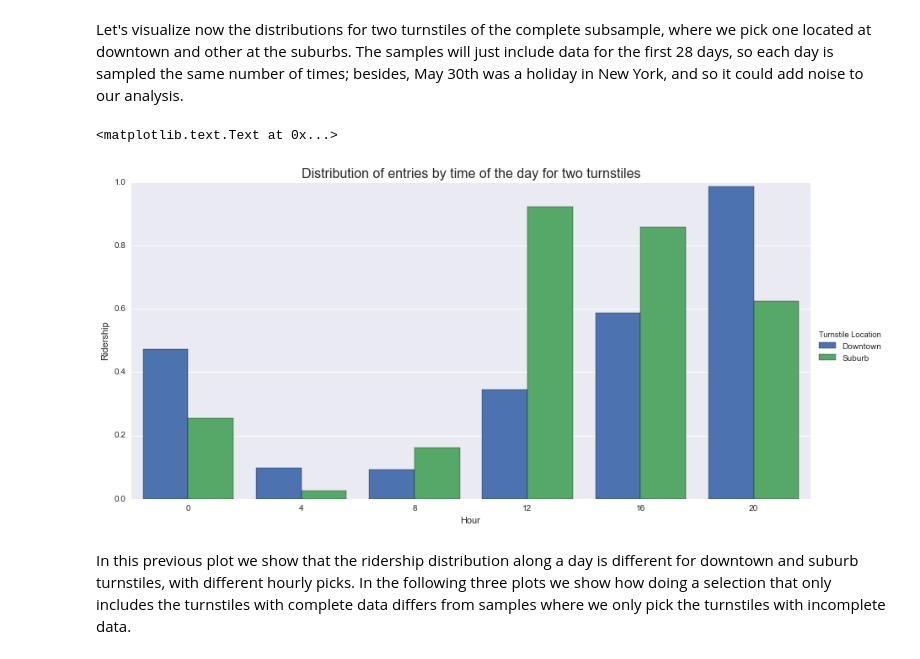
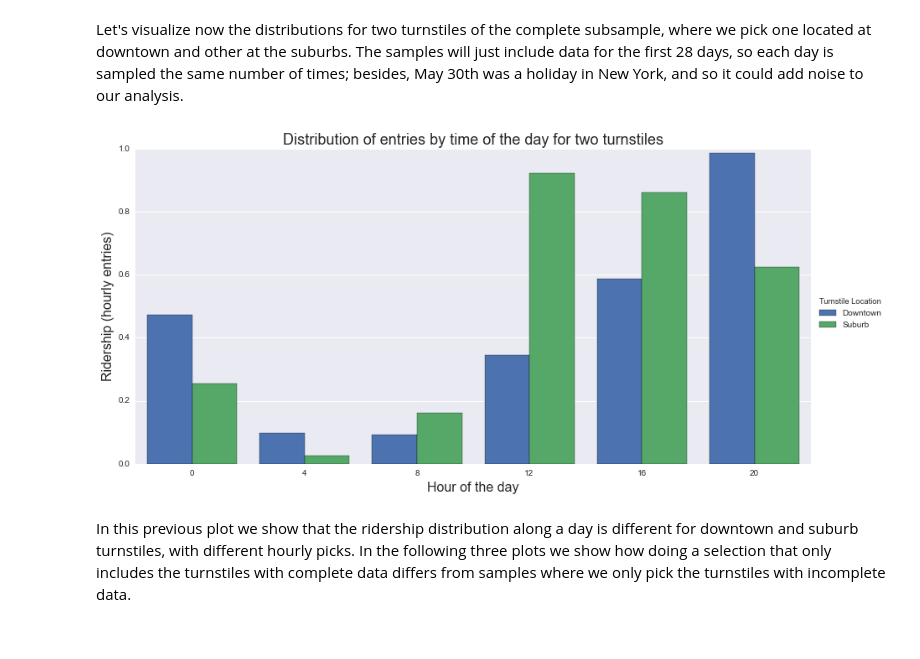
Before and after one commit to gornes/IntroToDS, a Jupyter notebook: Project1.ipynb, the cells around one changed output. Saved outputs shown, nothing was run; the diff lists cells and outputs as text; code cells hidden in the pictures.

```diff
--- a/Project1.ipynb
+++ b/Project1.ipynb
@@ -246,18 +246,20 @@ Let's visualize now the distributions for two turnstiles of the complete subsamp
 # %%
 turnstiles_sample = improved_df.query('(UNIT == "R084" or UNIT == "R172") and day < 29')
 c1 = turnstiles_sample.groupby(['hour', 'week', 'UNIT'], as_index=False).ENTRIESn_hourly.mean()
 c1.loc[c1.UNIT == "R084",'ENTRIESn_hourly'] /= c1.loc[c1.UNIT == "R084",'ENTRIESn_hourly'].max()
 c1.loc[c1.UNIT == "R172",'ENTRIESn_hourly'] /= c1.loc[c1.UNIT == "R172",'ENTRIESn_hourly'].max()
 c1.loc[c1.UNIT == "R084",'UNIT'] = 'Downtown'
 c1.loc[c1.UNIT == "R172",'UNIT'] = 'Suburb'
 c1.columns = pd.Index([u'Hour', u'week', u'Turnstile Location', u'Ridership'], dtype='object')
 sns.factorplot(x="Hour", y="Ridership", hue='Turnstile Location',
                 data=c1, kind="bar",
                 size=6, estimator=np.median, aspect=2, ci=0)
-plt.title('Distribution of entries by time of the day for two turnstiles', size=16)
+plt.title('Distribution of entries by time of the day for two turnstiles', size=18)
+plt.xlabel('Hour of the day', fontsize=16)
+plt.ylabel('Ridership (hourly entries)', fontsize=16)
+plt.savefig(figpath + 'viz2.png', dpi=180)
 # %% [output]
-<matplotlib.text.Text at 0x...>
-[figure, old version]
+[figure, new version]
 # %% [markdown]
 In this previous plot we show that the ridership distribution along a day is different for downtown and suburb turnstiles, with different hourly picks. In the following three plots we show how doing a selection that only includes the turnstiles with complete data differs from samples where we only pick the turnstiles with incomplete data.
 # %%
```
Also changed, not shown: parts of 15 cells of this notebook, 37 other files.
